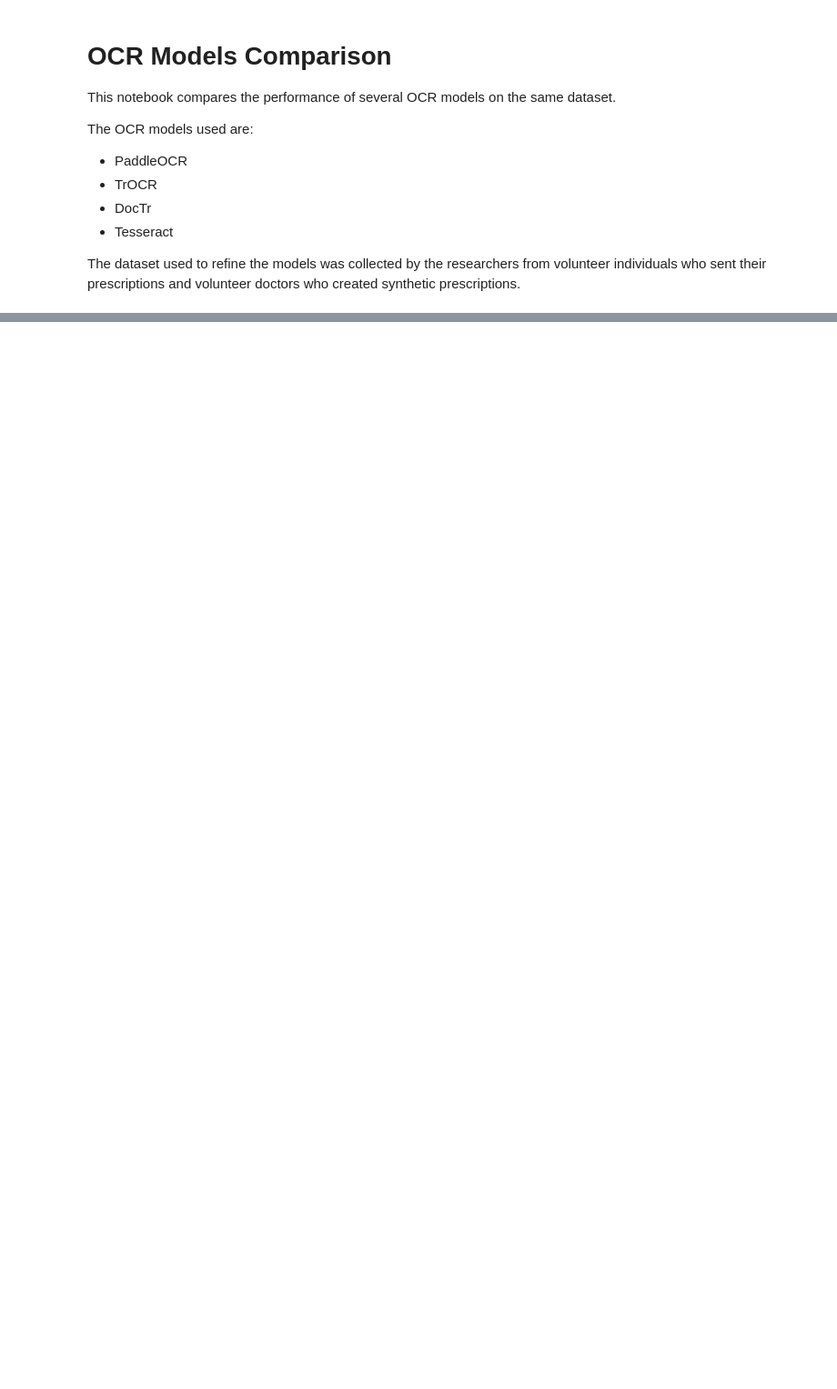
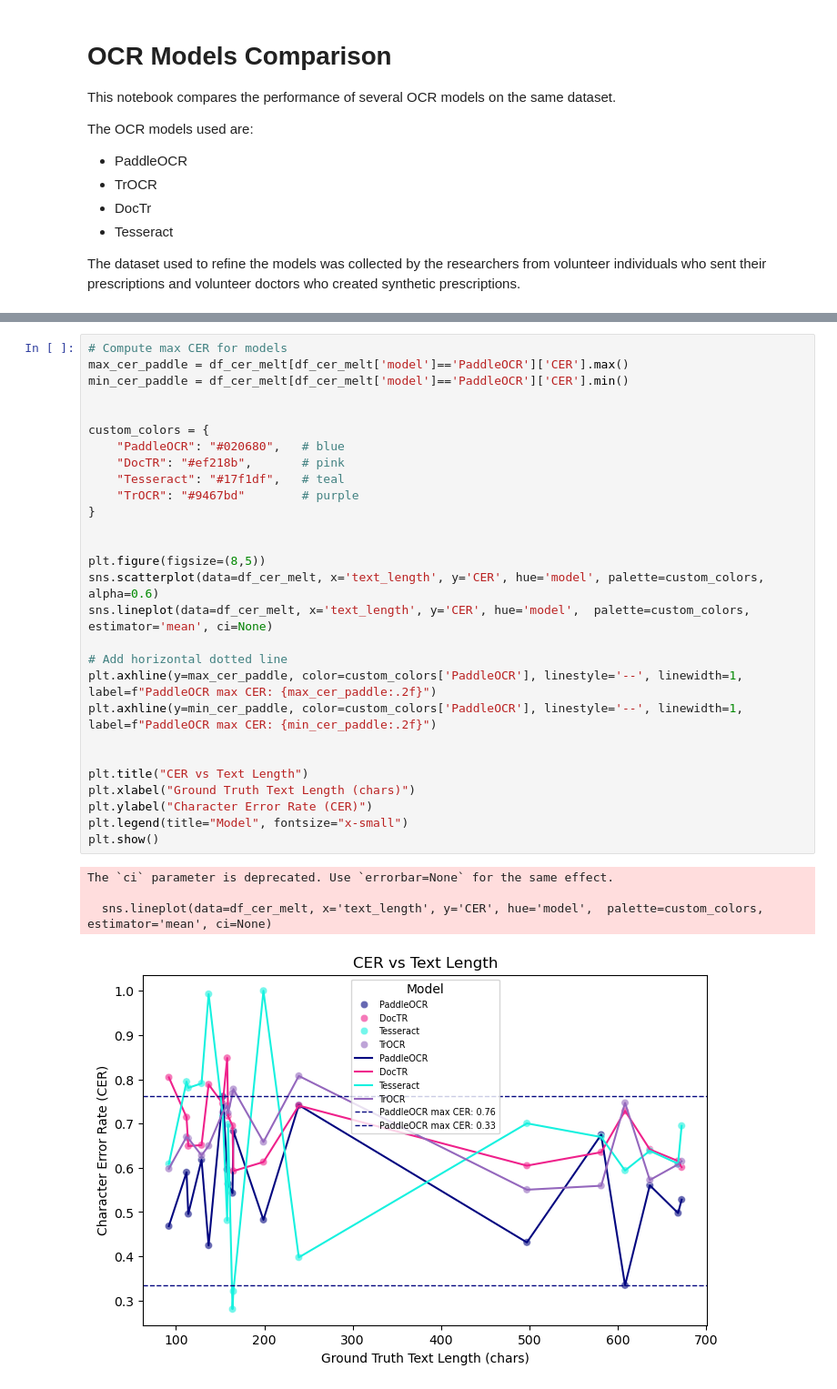
Before and after one commit to THS-ST/ocr-models, a Jupyter notebook: OCR_Models_Comparison.ipynb, the cells around one changed output, grey strips where cells are left out. Shown: that part at 91% size. Drawn from its saved outputs; the diff is of its cells as text; blank space fills up the shorter version.

```diff
--- a/OCR_Models_Comparison.ipynb
+++ b/OCR_Models_Comparison.ipynb
@@ -148,0 +228,33 @@ Tesseract Model Prediction:
+# %%
+# Compute max CER for models
+max_cer_paddle = df_cer_melt[df_cer_melt['model']=='PaddleOCR']['CER'].max()
+min_cer_paddle = df_cer_melt[df_cer_melt['model']=='PaddleOCR']['CER'].min()
+
+
+custom_colors = {
+    "PaddleOCR": "#020680",   # blue
+    "DocTR": "#ef218b",       # pink
+    "Tesseract": "#17f1df",   # teal
+    "TrOCR": "#9467bd"        # purple
+}
+
+
+plt.figure(figsize=(8,5))
+sns.scatterplot(data=df_cer_melt, x='text_length', y='CER', hue='model', palette=custom_colors, alpha=0.6)
+sns.lineplot(data=df_cer_melt, x='text_length', y='CER', hue='model',  palette=custom_colors, estimator='mean', ci=None)
+
+# Add horizontal dotted line
+plt.axhline(y=max_cer_paddle, color=custom_colors['PaddleOCR'], linestyle='--', linewidth=1, label=f"PaddleOCR max CER: {max_cer_paddle:.2f}")
+plt.axhline(y=min_cer_paddle, color=custom_colors['PaddleOCR'], linestyle='--', linewidth=1, label=f"PaddleOCR max CER: {min_cer_paddle:.2f}")
+
+
+plt.title("CER vs Text Length")
+plt.xlabel("Ground Truth Text Length (chars)")
+plt.ylabel("Character Error Rate (CER)")
+plt.legend(title="Model", fontsize="x-small")
+plt.show()
+# %% [output]
+The `ci` parameter is deprecated. Use `errorbar=None` for the same effect.
+
+  sns.lineplot(data=df_cer_melt, x='text_length', y='CER', hue='model',  palette=custom_colors, estimator='mean', ci=None)
+[figure, added]
```
Also changed, not shown: parts of 29 cells of this notebook, 1 other file.
